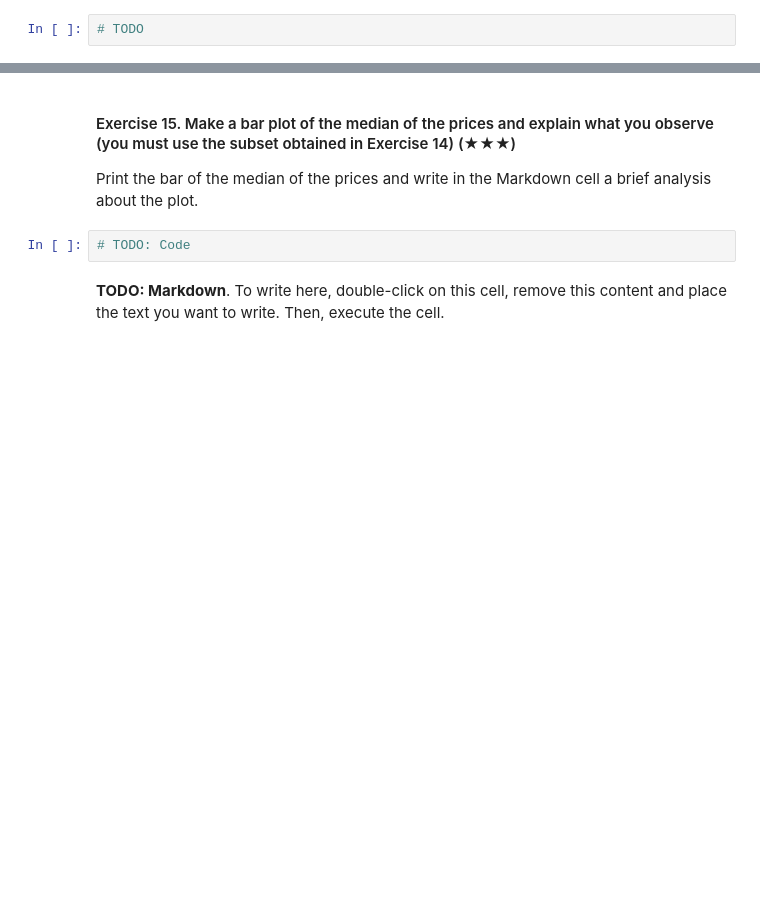
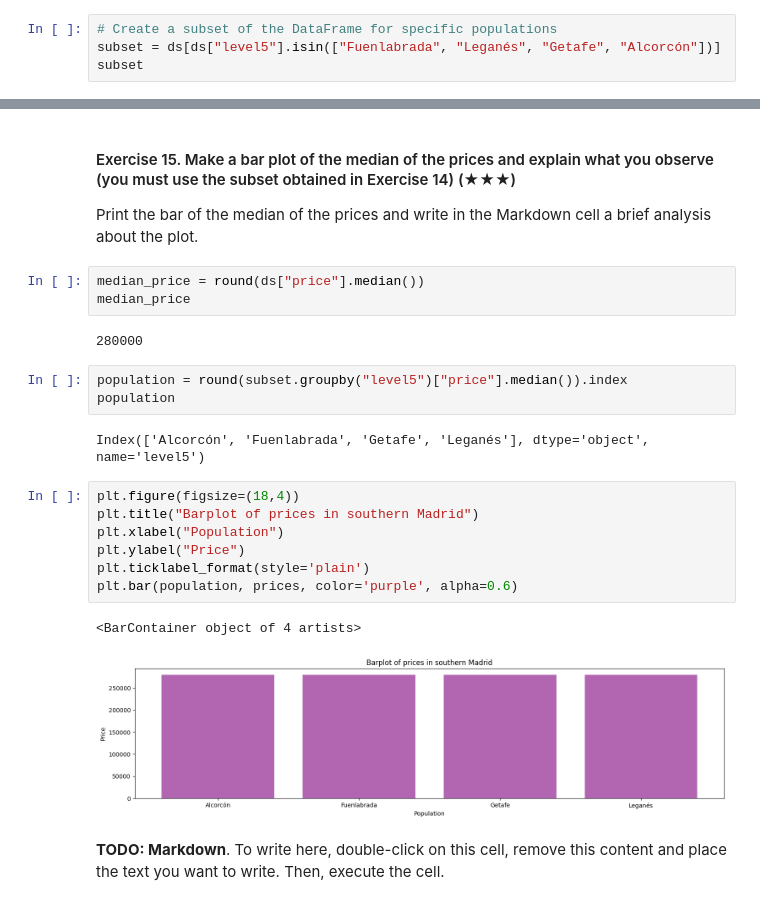
Before and after one commit to aozdl/realestate-datacleanup-exercise, a Jupyter notebook: project.ipynb, the cells around one changed output, grey strips where cells are left out. Saved outputs shown, nothing was run; the diff lists cells and outputs as text; blank space fills up the shorter version.

```diff
--- a/project.ipynb
+++ b/project.ipynb
@@ -291,2 +312,4 @@ Hint: Filter the original DataFrame using the column `level5` and the function `
 # %%
-# TODO
+# Create a subset of the DataFrame for specific populations
+subset = ds[ds["level5"].isin(["Fuenlabrada", "Leganés", "Getafe", "Alcorcón"])]
+subset
@@ -295,7 +332,25 @@ Hint: Filter the original DataFrame using the column `level5` and the function `
 
 Print the bar of the median of the prices and write in the Markdown cell a brief analysis about the plot.
 # %%
-# TODO: Code
+median_price = round(ds["price"].median())
+median_price
+# %% [output]
+280000
+# %%
+population = round(subset.groupby("level5")["price"].median()).index
+population
+# %% [output]
+Index(['Alcorcón', 'Fuenlabrada', 'Getafe', 'Leganés'], dtype='object', name='level5')
+# %%
+plt.figure(figsize=(18,4))
+plt.title("Barplot of prices in southern Madrid")
+plt.xlabel("Population")
+plt.ylabel("Price")
+plt.ticklabel_format(style='plain')
+plt.bar(population, prices, color='purple', alpha=0.6)
+# %% [output]
+<BarContainer object of 4 artists>
+[figure, added]
 # %% [markdown]
 **TODO: Markdown**. To write here, double-click on this cell, remove this content and place the text you want to write. Then, execute the cell.
 # %% [markdown]
```
Also changed, not shown: parts of 23 cells of this notebook.
